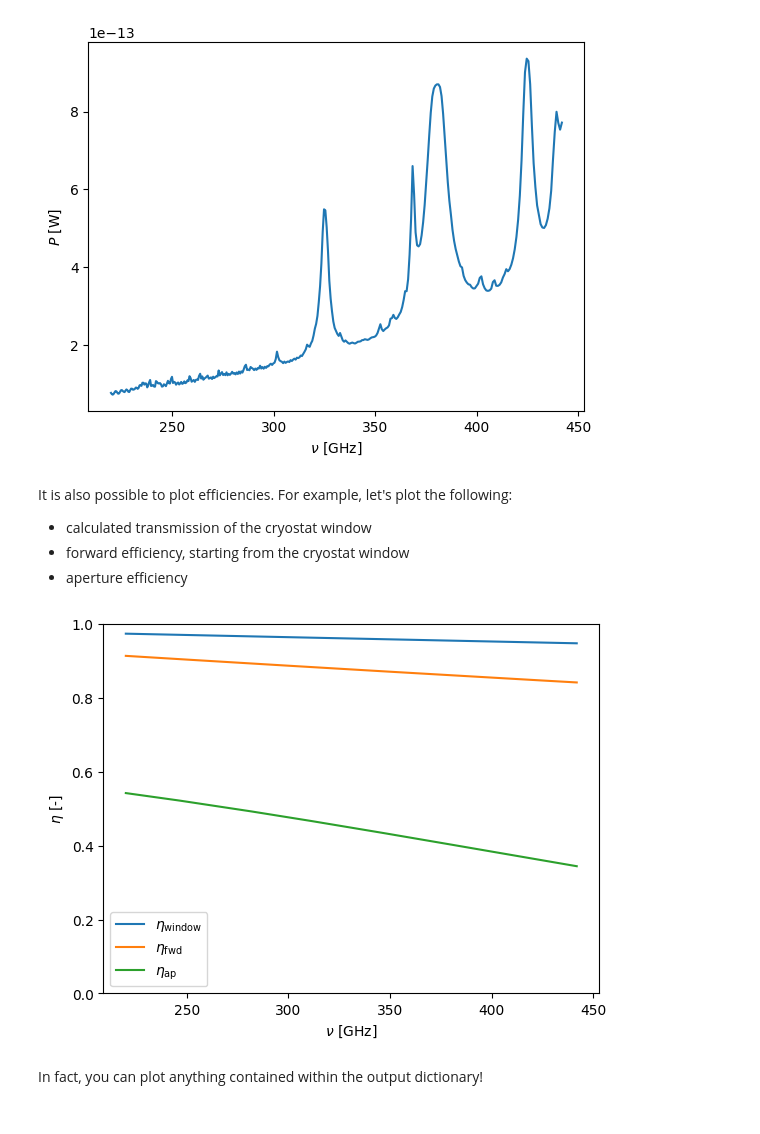
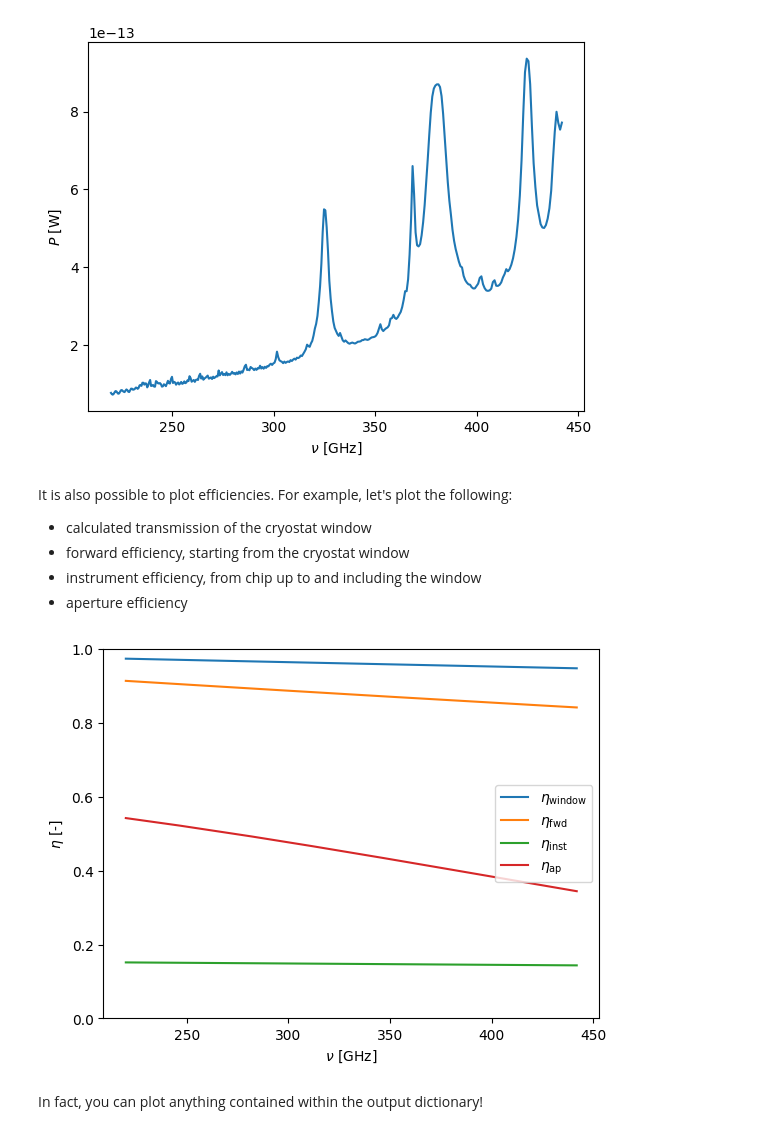
Before and after one commit to tifuun/tifuun-sensitivity, a Jupyter notebook: ipynb/Basics of running tifuun-sensitivity.ipynb, the cells around one changed output. Drawn from its saved outputs; the diff is of its cells as text; code cells hidden in the pictures.

```diff
--- a/ipynb/Basics of running tifuun-sensitivity.ipynb
+++ b/ipynb/Basics of running tifuun-sensitivity.ipynb
@@ -245,17 +245,19 @@ plt.show()
 It is also possible to plot efficiencies. For example, let's plot the following:
  - calculated transmission of the cryostat window
  - forward efficiency, starting from the cryostat window
+ - instrument efficiency, from chip up to and including the window
  - aperture efficiency
 # %%
 plt.plot(F_KID, out_dict["eta_window"], label=r"$\eta_\mathrm{window}$")
 plt.plot(F_KID, out_dict["eta_fwd"], label=r"$\eta_\mathrm{fwd}$")
+plt.plot(F_KID, out_dict["eta_inst"], label=r"$\eta_\mathrm{inst}$")
 plt.plot(F_KID, out_dict["eta_ap"], label=r"$\eta_\mathrm{ap}$")
 plt.ylim(0,1)
 plt.xlabel(r"$\nu$ [GHz]")
 plt.ylabel(r"$\eta$ [-]")
 plt.legend()
 plt.show()
 # %% [output]
-[figure, old version]
+[figure, new version]
 # %% [markdown]
 In fact, you can plot anything contained within the output dictionary!
```
Also changed, not shown: parts of 2 cells of this notebook, 1 other file.
